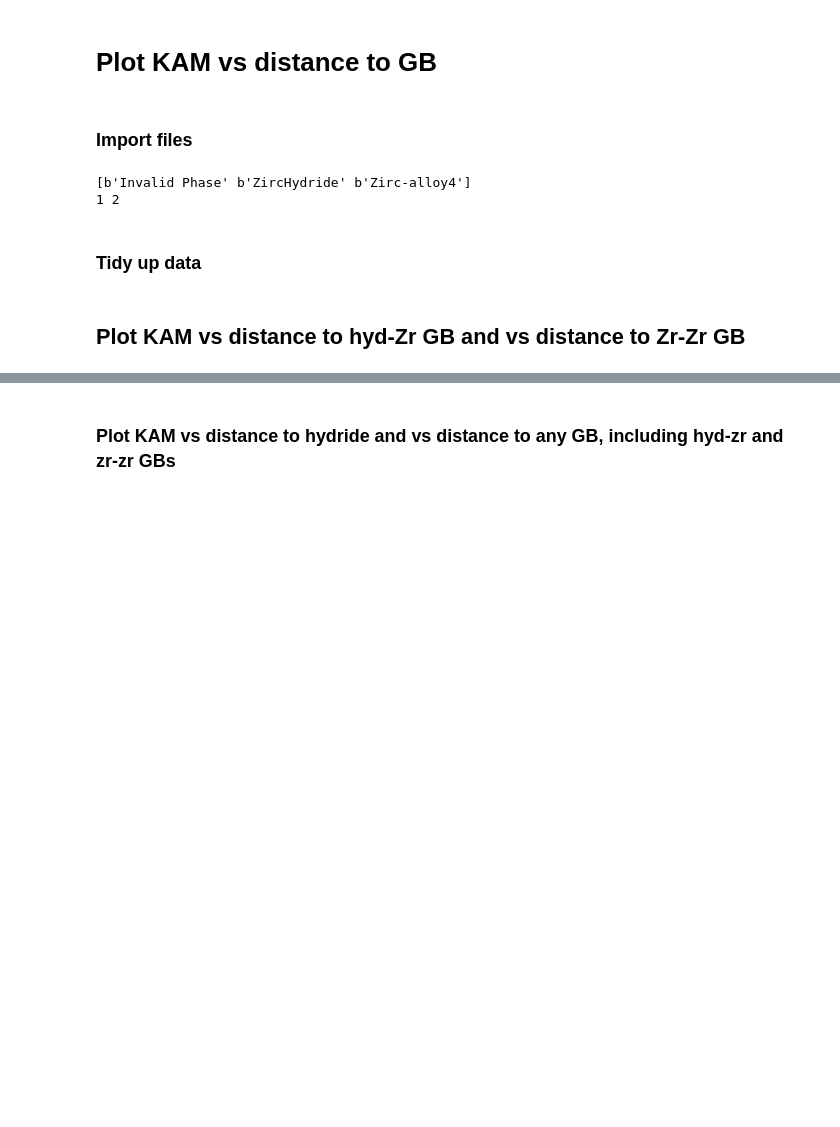
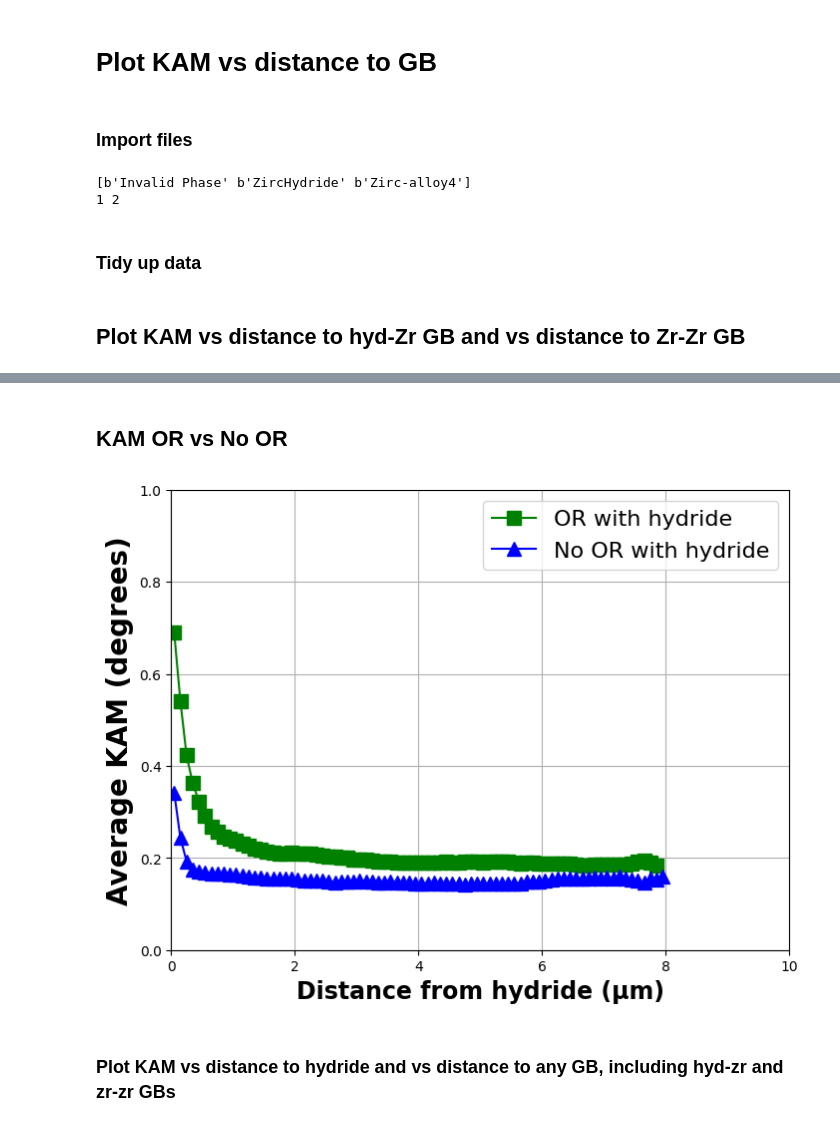
Before and after one commit to zr-midas/3D_characterisation_Zircaloy4, a Jupyter notebook: 3D_charaterisation/KAM_analysis/KAM_vs_distanceGB_hyd.ipynb, the cells around one changed output, grey strips where cells are left out. Saved outputs shown, nothing was run; the diff lists cells and outputs as text; code cells hidden in the pictures; blank space fills up the shorter version.

```diff
--- a/3D_charaterisation/KAM_analysis/KAM_vs_distanceGB_hyd.ipynb
+++ b/3D_charaterisation/KAM_analysis/KAM_vs_distanceGB_hyd.ipynb
@@ -181,3 +183,66 @@ plt.show()
+# %% [markdown]
+## KAM OR vs No OR
+# %%
+if section:
+
+    grainIDs_3d = np.squeeze(grainIDs)
+
+    # Masks for the two grains
+    zr_g12_mask = zr_mask & (grainIDs_3d == 12)
+    zr_g510_mask = zr_mask & (grainIDs_3d == 510)
+
+    # GB voxels of the Zr phase
+    gb_in_zr_12 = gb_all & zr_g12_mask
+    gb_in_zr_510 = gb_all & zr_g510_mask
+
+
+    # Define "touching hydride" using a 3x3x3 neighborhood
+    hyd_touch = binary_dilation(hyd_mask, structure=np.ones((3, 3, 3), dtype=bool))
+
+    # GB voxels touching hydride
+    gb_zr_hyd_12 = gb_in_zr_12 & hyd_touch
+    gb_zr_hyd_510 = gb_in_zr_510 & hyd_touch
+
+    # Distance to Zr–hyd GB
+    dist_gb_hyd_vol_12 = distance_transform_edt(~gb_zr_hyd_12, sampling=voxel_spacing)
+    dist_gb_hyd_vol_510 = distance_transform_edt(~gb_zr_hyd_510, sampling=voxel_spacing)
+
+    dist_gb_hyd_12 = dist_gb_hyd_vol_12[zr_g12_mask]
+    dist_gb_hyd_510 = dist_gb_hyd_vol_510[zr_g510_mask]
+
+
+    # Set bins
+    bin_width = 0.1
+    max_dist = 30.0
+    bins = np.arange(0.0, max_dist + bin_width, bin_width)
+
+    # Grain 12 - OR with hyd
+    bin_centers_hydgb_12, bin_means_hydgb_12 = binned_mean(dist_gb_hyd_12, kam_zr_12, bins)
+    bin_centers_12, bin_means_12 = binned_mean(dist_to_gb_far_12, kam_zr_far_12, bins)
+
+    # Grain 510 - No OR with hyd
+    bin_centers_hydgb_510, bin_means_hydgb_510 = binned_mean(dist_gb_hyd_510, kam_zr_510, bins)
+    bin_centers_510, bin_means_510 = binned_mean(dist_to_gb_far_510, kam_zr_far_510, bins)
+
+
+    plt.figure(figsize=(8, 6))
+    plt.xlabel("Distance from hydride (µm)", fontsize=17, fontweight='bold')
+
+    plt.plot(bin_centers_hydgb_12, bin_means_hydgb_12, marker='s', markersize=10, color='green', label='OR with hydride')
+    plt.plot(bin_centers_hydgb_510, bin_means_hydgb_510, marker='^',markersize=10, color='blue', label='No OR with hydride')
+
+    plt.legend(fontsize=16)
+
+
+    plt.ylabel("Average KAM (degrees)", fontsize=20, fontweight='bold')
+
+    plt.xlim([0, 10])
+    plt.ylim([0, 1])
+    plt.grid(True)
+
+    plt.show()
+# %% [output]
+[figure, added]
 # %% [markdown]
 ### Plot KAM vs distance to hydride and vs distance to any GB, including hyd-zr and zr-zr GBs
 # %%
```
Also changed, not shown: parts of 6 cells of this notebook.
